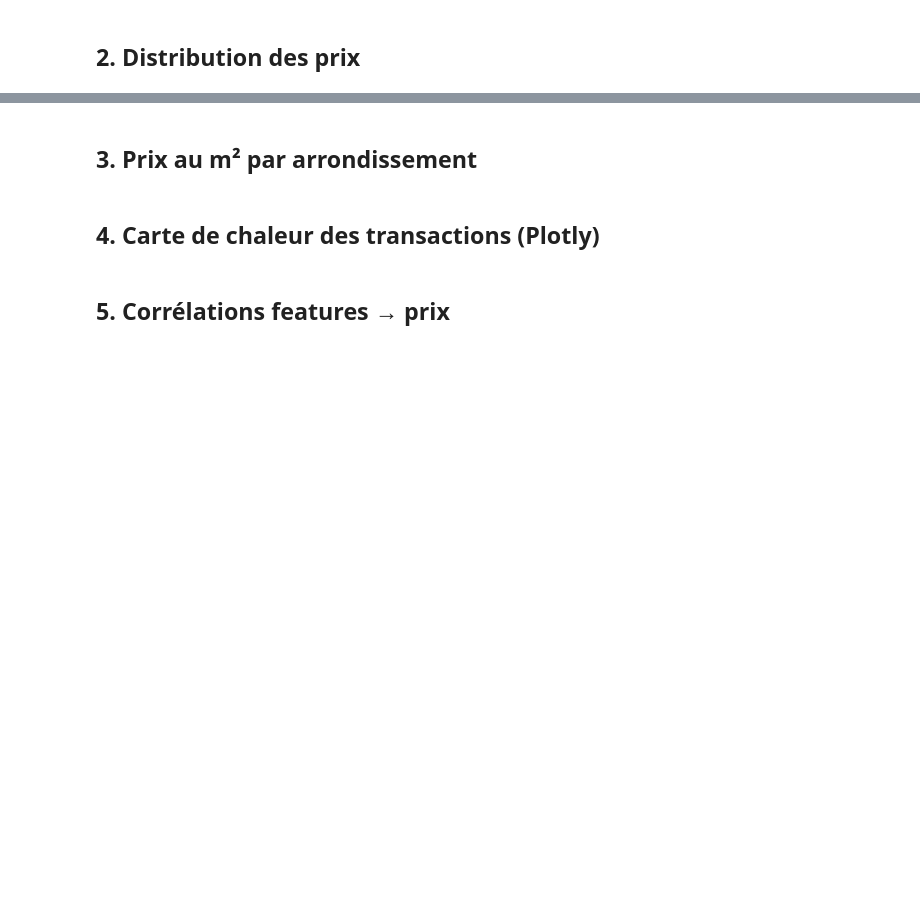
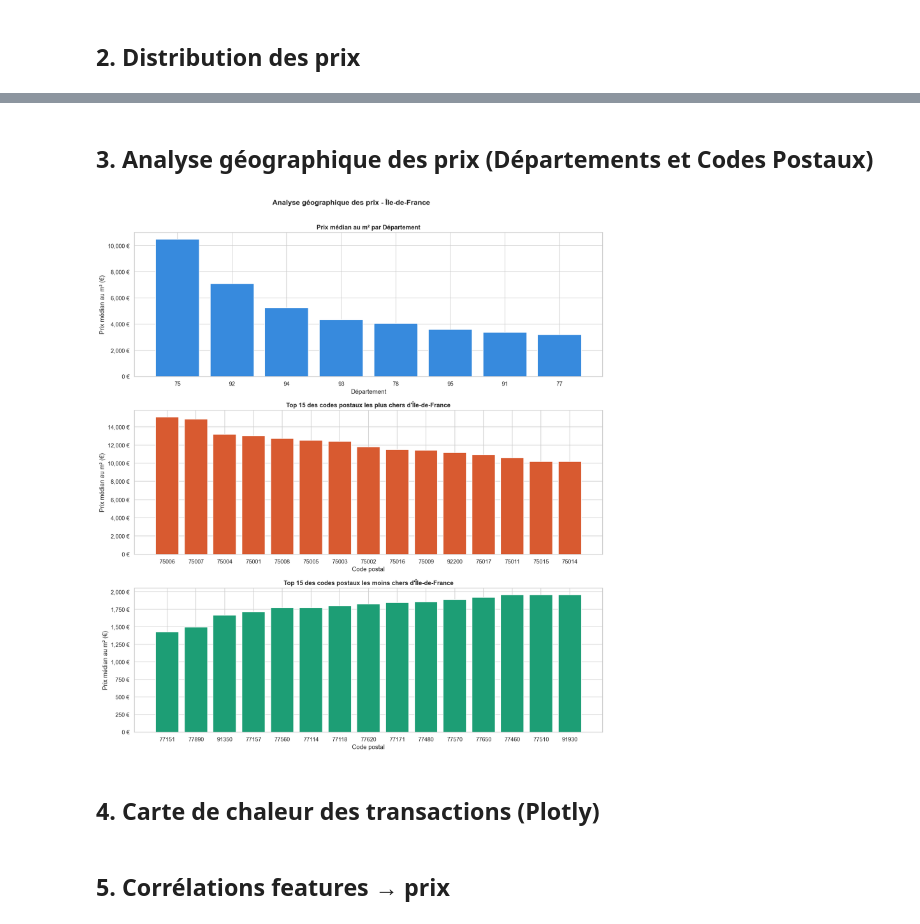
Before and after one commit to Mathis-TE/Terraform, a Jupyter notebook: notebook/01_eda_dvf.ipynb, the cells around one changed output, grey strips where cells are left out. Saved outputs shown, nothing was run; the diff lists cells and outputs as text; code cells hidden in the pictures; blank space fills up the shorter version.

```diff
--- a/notebook/01_eda_dvf.ipynb
+++ b/notebook/01_eda_dvf.ipynb
@@ -77,2 +110,0 @@ plt.show()
-# %% [markdown]
-## 3. Prix au m² par arrondissement
@@ -115,3 +111,58 @@ plt.show()
+# %% [markdown]
+## 3. Analyse géographique des prix (Départements et Codes Postaux)
+# %%
+prix_dept = (
+    df.groupby('departement')['prix_m2']
+    .median()
+    .reset_index()
+    .sort_values('prix_m2', ascending=False)
+)
+
+top_15 = (
+    df.groupby('code_postal')['prix_m2']
+    .median()
+    .reset_index()
+    .sort_values('prix_m2', ascending=False)
+    .head(15)
+)
+
+bottom_15 = (
+    df.groupby('code_postal')['prix_m2']
+    .median()
+    .reset_index()
+    .sort_values('prix_m2', ascending=True)
+    .head(15)
+)
+
+fig, axes = plt.subplots(3, 1, figsize=(14, 15))
+
+# 1. Prix médian par département
+axes[0].bar(prix_dept['departement'].astype(str), prix_dept['prix_m2'], color='#378ADD', edgecolor='white')
+axes[0].set_title('Prix médian au m² par Département', fontsize=12, fontweight='bold')
+axes[0].set_xlabel('Département')
+axes[0].set_ylabel('Prix médian au m² (€)')
+axes[0].yaxis.set_major_formatter(plt.FuncFormatter(lambda x, _: f'{x:,.0f} €'))
+
+# 2. Top 15 des codes postaux les plus chers
+axes[1].bar(top_15['code_postal'].astype(str), top_15['prix_m2'], color='#D85A30', edgecolor='white')
+axes[1].set_title("Top 15 des codes postaux les plus chers d'Île-de-France", fontsize=12, fontweight='bold')
+axes[1].set_xlabel('Code postal')
+axes[1].set_ylabel('Prix médian au m² (€)')
+axes[1].yaxis.set_major_formatter(plt.FuncFormatter(lambda x, _: f'{x:,.0f} €'))
+
+# 3. Top 15 des codes postaux les moins chers (Flop 15)
+axes[2].bar(bottom_15['code_postal'].astype(str), bottom_15['prix_m2'], color='#1D9E75', edgecolor='white')
+axes[2].set_title("Top 15 des codes postaux les moins chers d'Île-de-France", fontsize=12, fontweight='bold')
+axes[2].set_xlabel('Code postal')
+axes[2].set_ylabel('Prix médian au m² (€)')
+axes[2].yaxis.set_major_formatter(plt.FuncFormatter(lambda x, _: f'{x:,.0f} €'))
+
+plt.suptitle('Analyse géographique des prix - Île-de-France', fontsize=14, fontweight='bold', y=1.01)
+plt.tight_layout()
+plt.savefig('../docs/fig_prix_code_postal.png', bbox_inches='tight', dpi=150)
+plt.show()
+# %% [output]
+[figure, added]
 # %% [markdown]
 ## 4. Carte de chaleur des transactions (Plotly)
 # %%
```
Also changed, not shown: parts of 12 cells of this notebook, 18 other files.
